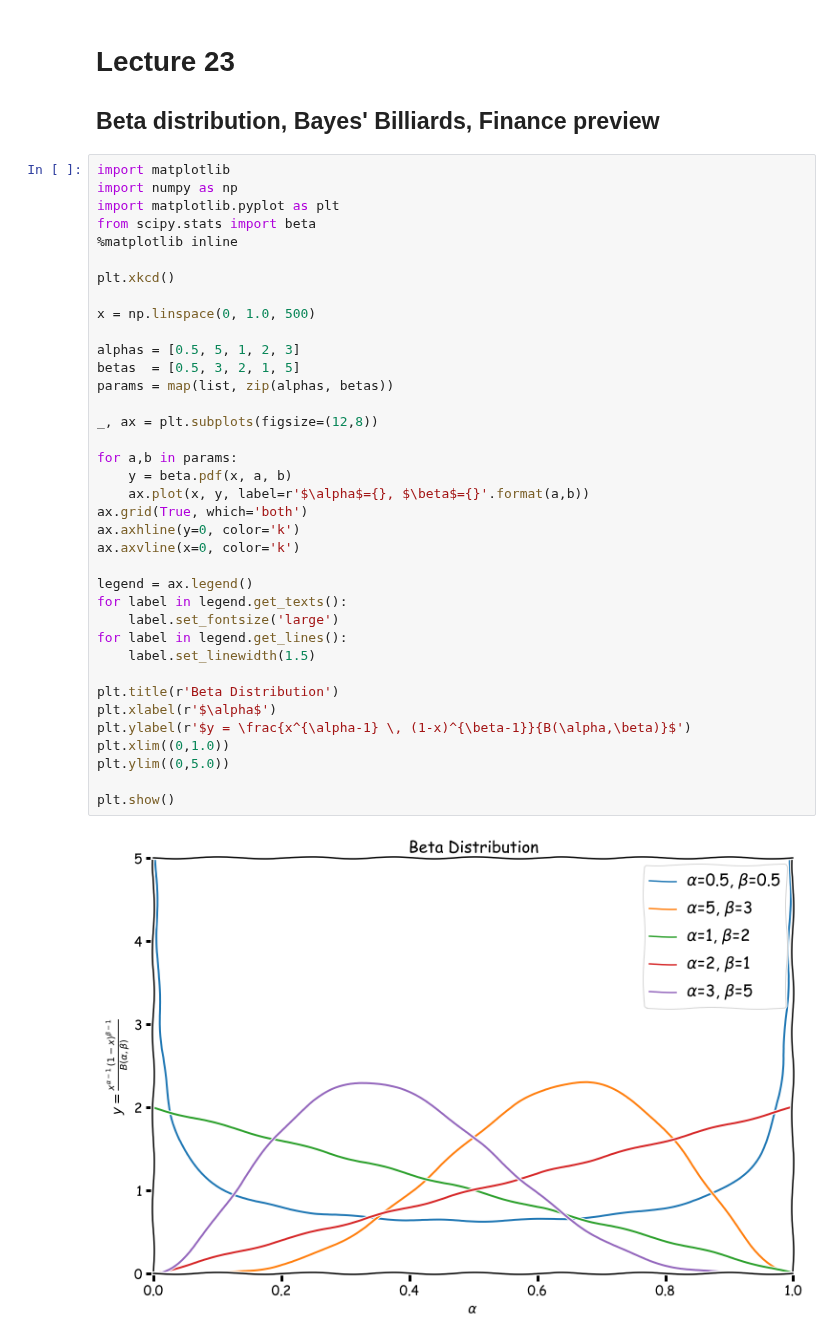
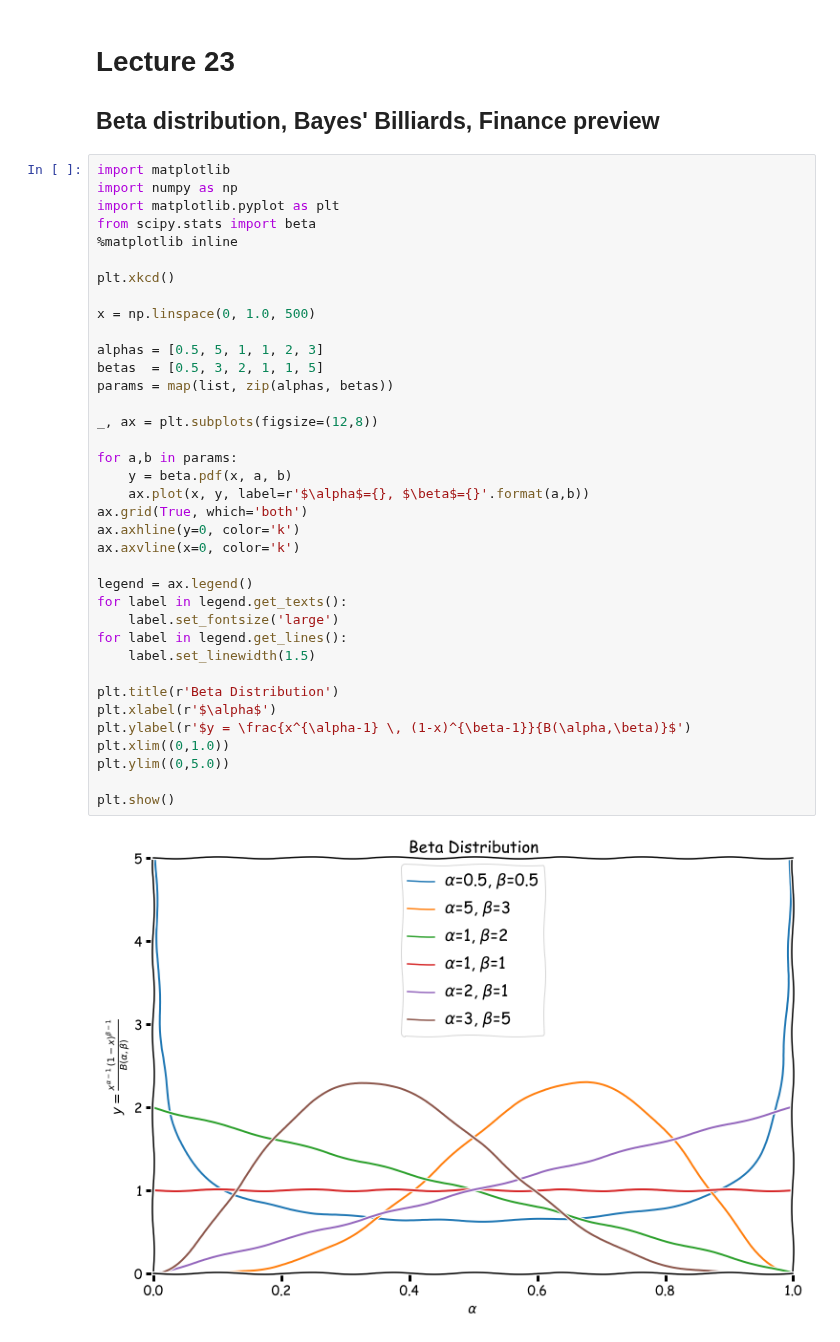
Before and after one commit to buruzaemon/stats-110, a Jupyter notebook: Lecture_23.ipynb, the cells around one changed output. Drawn from its saved outputs; the diff is of its cells as text.

Commit message:
the Uniform is part of the Beta family

```diff
--- a/Lecture_23.ipynb
+++ b/Lecture_23.ipynb
@@ -11,33 +11,33 @@ from scipy.stats import beta
 
 plt.xkcd()
 
 x = np.linspace(0, 1.0, 500)
 
-alphas = [0.5, 5, 1, 2, 3]
-betas  = [0.5, 3, 2, 1, 5]
+alphas = [0.5, 5, 1, 1, 2, 3]
+betas  = [0.5, 3, 2, 1, 1, 5]
 params = map(list, zip(alphas, betas))
 
 _, ax = plt.subplots(figsize=(12,8))
 
 for a,b in params:
     y = beta.pdf(x, a, b)
     ax.plot(x, y, label=r'$\alpha$={}, $\beta$={}'.format(a,b))
 ax.grid(True, which='both')
 ax.axhline(y=0, color='k')
 ax.axvline(x=0, color='k')
 
 legend = ax.legend()
 for label in legend.get_texts():
     label.set_fontsize('large')
 for label in legend.get_lines():
     label.set_linewidth(1.5)
 
 plt.title(r'Beta Distribution')
 plt.xlabel(r'$\alpha$')
 plt.ylabel(r'$y = \frac{x^{\alpha-1} \, (1-x)^{\beta-1}}{B(\alpha,\beta)}$')
 plt.xlim((0,1.0))
 plt.ylim((0,5.0))
 
 plt.show()
 # %% [output]
-[figure, old version]
+[figure, new version]
```
